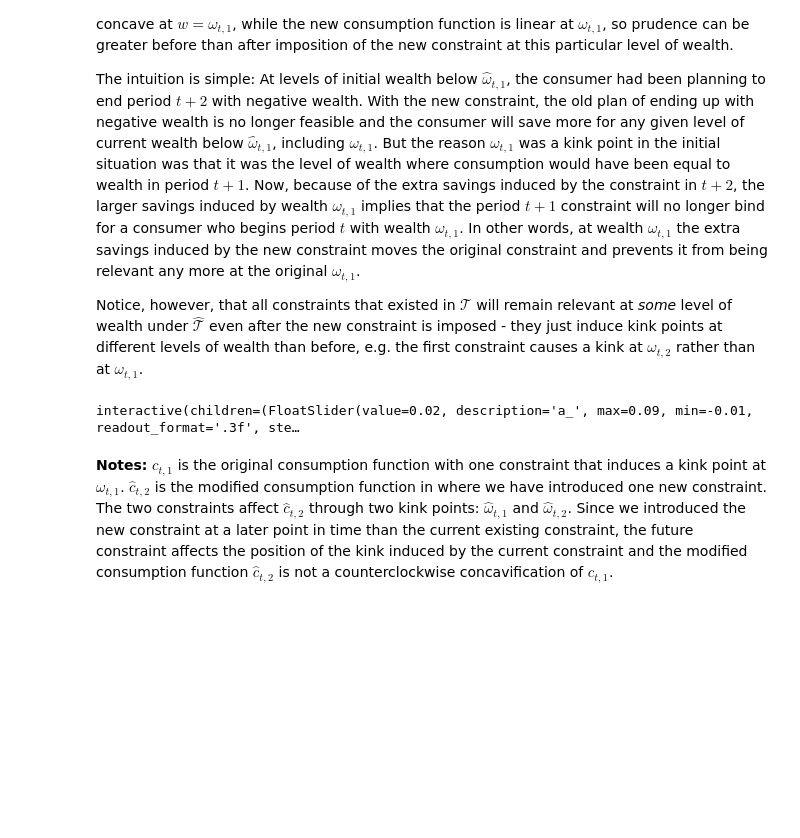
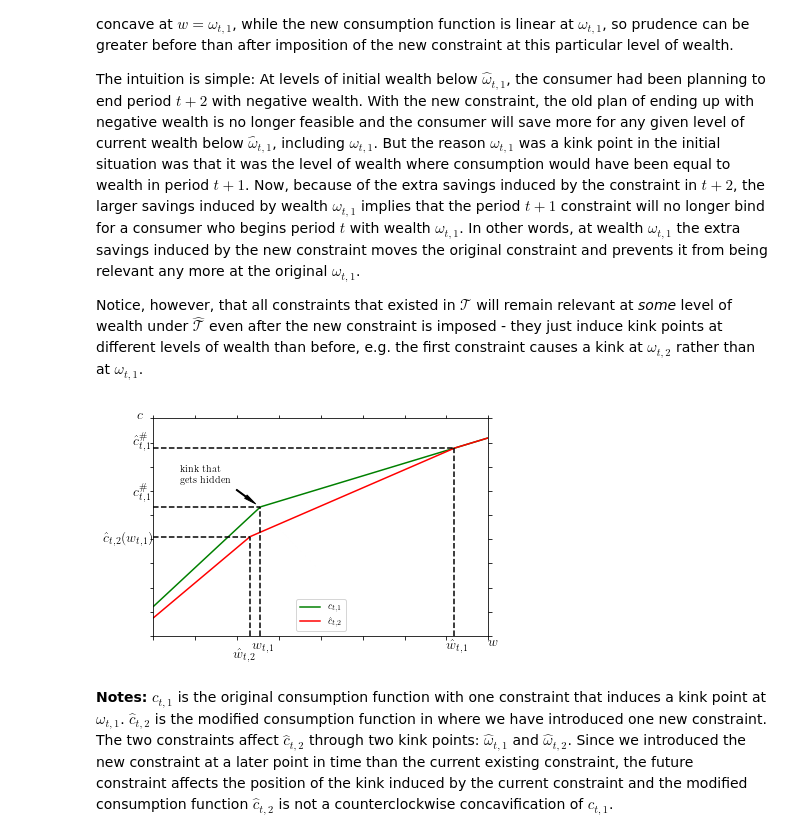
Before and after one commit to llorracc/LiqConstr, a Jupyter notebook: LiqConstr-Dashboard.ipynb, the cells around one changed output. Saved outputs shown, nothing was run; the diff lists cells and outputs as text; code cells hidden in the pictures; blank space fills up the shorter version.

```diff
--- a/LiqConstr-Dashboard.ipynb
+++ b/LiqConstr-Dashboard.ipynb
@@ -58,10 +58,10 @@ Notice, however, that all constraints that existed in $\mathcal{T}$ will remain
 wealth under $\hat{\mathcal{T}}$ even after the new constraint is imposed - they just induce kink points at different
 levels of wealth than before, e.g. the first constraint causes a kink at $\hat{\omega}_{t,2}$ rather than at $\omega_{t,1}$.
 # %%
-interactive(liqConstr.make_future_kink,
-           in_BoroCnstArt=liqConstr.BoroCnstArt_widget[1])
+interactive(LiqConstr.make_future_kink,
+           in_BoroCnstArt=LiqConstr.BoroCnstArt_widget[1])
 # %% [output]
-interactive(children=(FloatSlider(value=0.02, description='a̲', max=0.09, min=-0.01, readout_format='.3f', ste…
+[figure, added]
 # %% [markdown]
 **Notes:** $c_{t,1}$ is the original consumption function with one constraint that induces a kink point at $\omega_{t,1}$.
 $\hat{c}_{t,2}$ is the modified consumption function in where we have introduced one new constraint.
```
Also changed, not shown: parts of 3 cells of this notebook, 17 other files.
